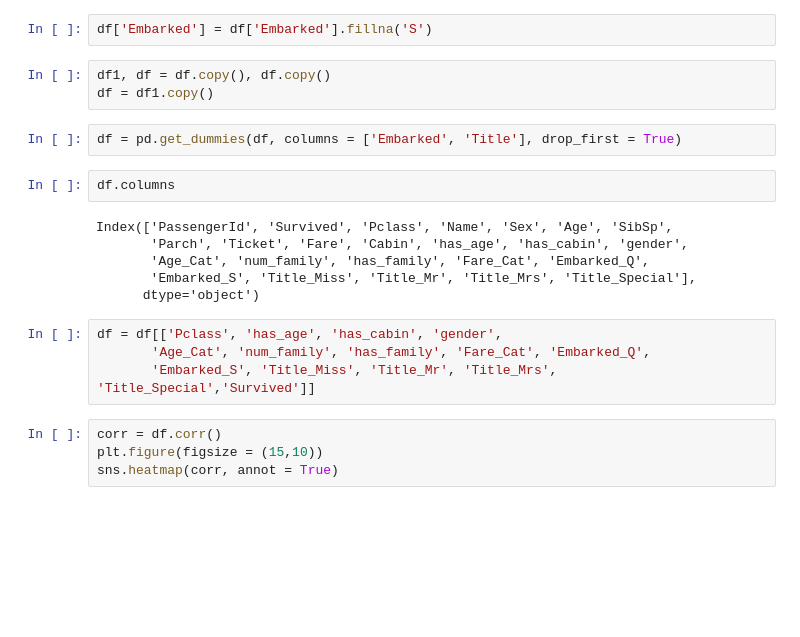
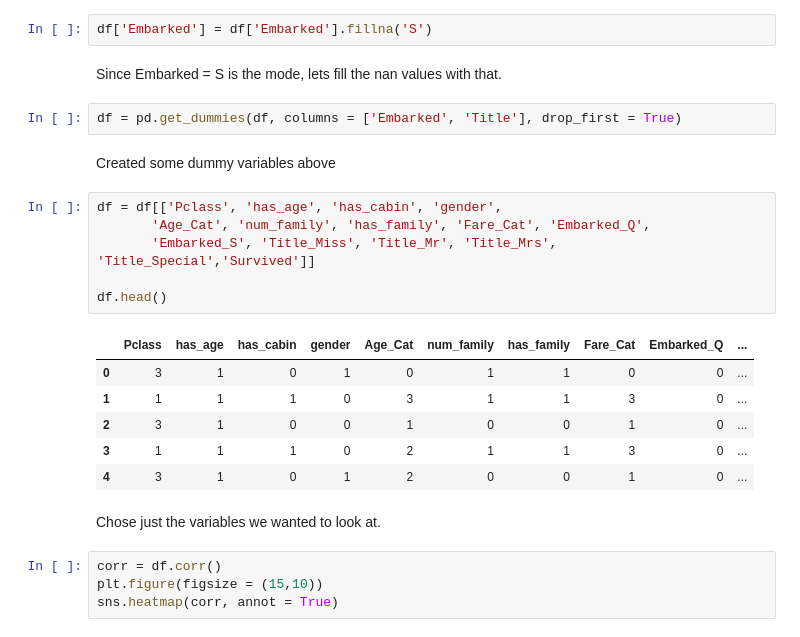
Before and after one commit to MountIce/Google_AMLI, a Jupyter notebook: Titanic_Data_Exploration_and_Predictions.ipynb, the cells around one changed output. Drawn from its saved outputs; the diff is of its cells as text; blank space fills up the shorter version.

```diff
--- a/Titanic_Data_Exploration_and_Predictions.ipynb
+++ b/Titanic_Data_Exploration_and_Predictions.ipynb
@@ -172,23 +191,27 @@ plt.show()
 ## Predicting
 # %%
 df['Embarked'] = df['Embarked'].fillna('S')
-# %%
-df1, df = df.copy(), df.copy()
-df = df1.copy()
+# %% [markdown]
+Since Embarked = S is the mode, lets fill the nan values with that.
 # %%
 df = pd.get_dummies(df, columns = ['Embarked', 'Title'], drop_first = True)
-# %%
-df.columns
-# %% [output]
-Index(['PassengerId', 'Survived', 'Pclass', 'Name', 'Sex', 'Age', 'SibSp',
-       'Parch', 'Ticket', 'Fare', 'Cabin', 'has_age', 'has_cabin', 'gender',
-       'Age_Cat', 'num_family', 'has_family', 'Fare_Cat', 'Embarked_Q',
-       'Embarked_S', 'Title_Miss', 'Title_Mr', 'Title_Mrs', 'Title_Special'],
-      dtype='object')
+# %% [markdown]
+Created some dummy variables above
 # %%
 df = df[['Pclass', 'has_age', 'has_cabin', 'gender',
        'Age_Cat', 'num_family', 'has_family', 'Fare_Cat', 'Embarked_Q',
        'Embarked_S', 'Title_Miss', 'Title_Mr', 'Title_Mrs', 'Title_Special','Survived']]
+
+df.head()
+# %% [output]
+|  | Pclass | has_age | has_cabin | gender | Age_Cat | num_family | has_family | Fare_Cat | Embarked_Q | ... |
+| 0 | 3 | 1 | 0 | 1 | 0 | 1 | 1 | 0 | 0 | ... |
+| 1 | 1 | 1 | 1 | 0 | 3 | 1 | 1 | 3 | 0 | ... |
+| 2 | 3 | 1 | 0 | 0 | 1 | 0 | 0 | 1 | 0 | ... |
+| 3 | 1 | 1 | 1 | 0 | 2 | 1 | 1 | 3 | 0 | ... |
+| 4 | 3 | 1 | 0 | 1 | 2 | 0 | 0 | 1 | 0 | ... |
+# %% [markdown]
+Chose just the variables we wanted to look at.
 # %%
 corr = df.corr()
 plt.figure(figsize = (15,10))
```
Also changed, not shown: parts of 28 cells of this notebook.
